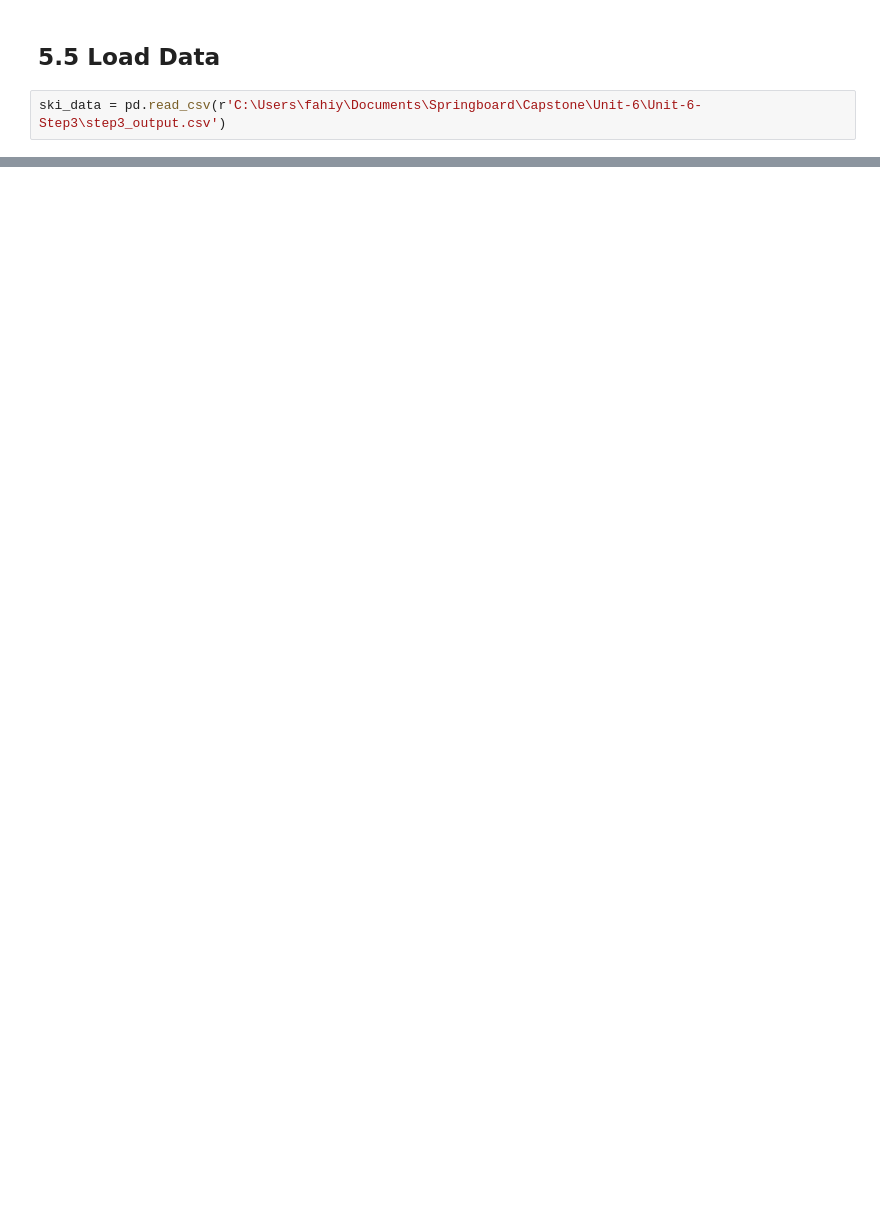
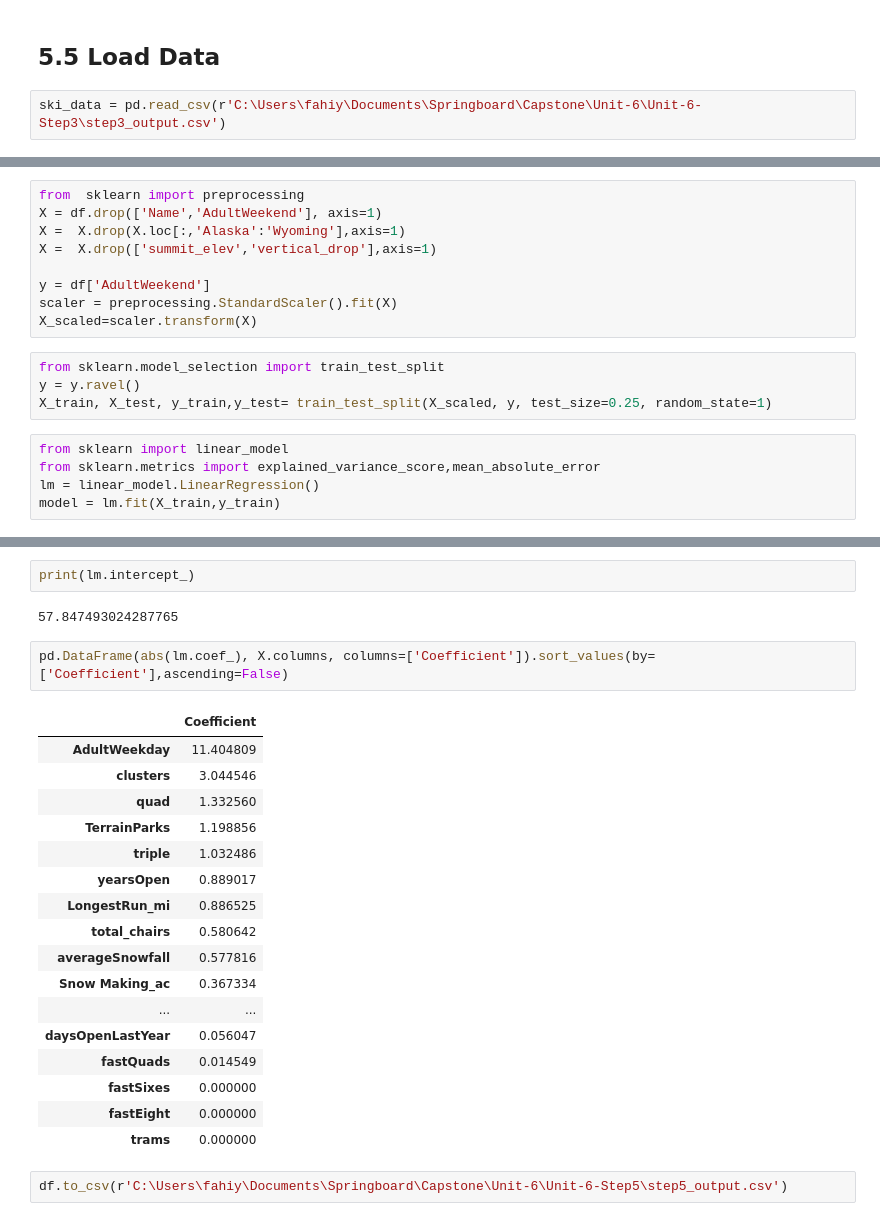
Before and after one commit to Fahiya/GuidedCapstone, a Jupyter notebook: Unit-6/FI-05_modeling.ipynb, the cells around one changed output, grey strips where cells are left out. Saved outputs shown, nothing was run; the diff lists cells and outputs as text; blank space fills up the shorter version.

```diff
--- a/Unit-6/FI-05_modeling.ipynb
+++ b/Unit-6/FI-05_modeling.ipynb
@@ -416,0 +228,18 @@ No difference whatsoever. Although the longest run feature was used in the linea
+# %%
+from  sklearn import preprocessing
+X = df.drop(['Name','AdultWeekend'], axis=1)
+X =  X.drop(X.loc[:,'Alaska':'Wyoming'],axis=1)
+X =  X.drop(['summit_elev','vertical_drop'],axis=1)
+
+y = df['AdultWeekend']
+scaler = preprocessing.StandardScaler().fit(X)
+X_scaled=scaler.transform(X)
+# %%
+from sklearn.model_selection import train_test_split
+y = y.ravel()
+X_train, X_test, y_train,y_test= train_test_split(X_scaled, y, test_size=0.25, random_state=1)
+# %%
+from sklearn import linear_model
+from sklearn.metrics import explained_variance_score,mean_absolute_error
+lm = linear_model.LinearRegression()
+model = lm.fit(X_train,y_train)
@@ -416,0 +266,26 @@ No difference whatsoever. Although the longest run feature was used in the linea
+# %%
+print(lm.intercept_)
+# %% [output]
+57.847493024287765
+# %%
+pd.DataFrame(abs(lm.coef_), X.columns, columns=['Coefficient']).sort_values(by=['Coefficient'],ascending=False)
+# %% [output]
+|  | Coefficient |
+| AdultWeekday | 11.404809 |
+| clusters | 3.044546 |
+| quad | 1.332560 |
+| TerrainParks | 1.198856 |
+| triple | 1.032486 |
+| yearsOpen | 0.889017 |
+| LongestRun_mi | 0.886525 |
+| total_chairs | 0.580642 |
+| averageSnowfall | 0.577816 |
+| Snow Making_ac | 0.367334 |
+| ... | ... |
+| daysOpenLastYear | 0.056047 |
+| fastQuads | 0.014549 |
+| fastSixes | 0.000000 |
+| fastEight | 0.000000 |
+| trams | 0.000000 |
+# %%
+df.to_csv(r'C:\Users\fahiy\Documents\Springboard\Capstone\Unit-6\Unit-6-Step5\step5_output.csv')
```
Also changed, not shown: parts of 105 cells of this notebook.
